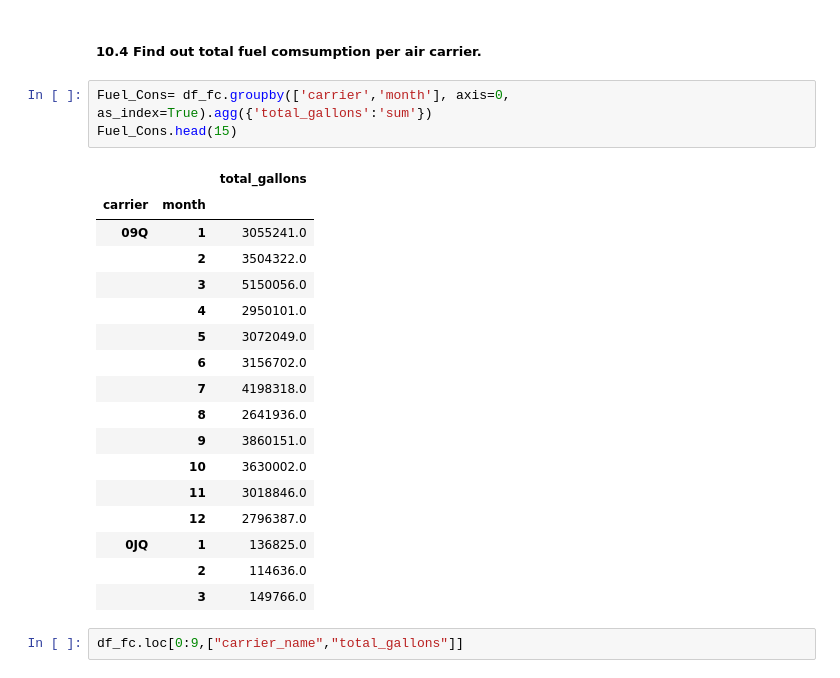
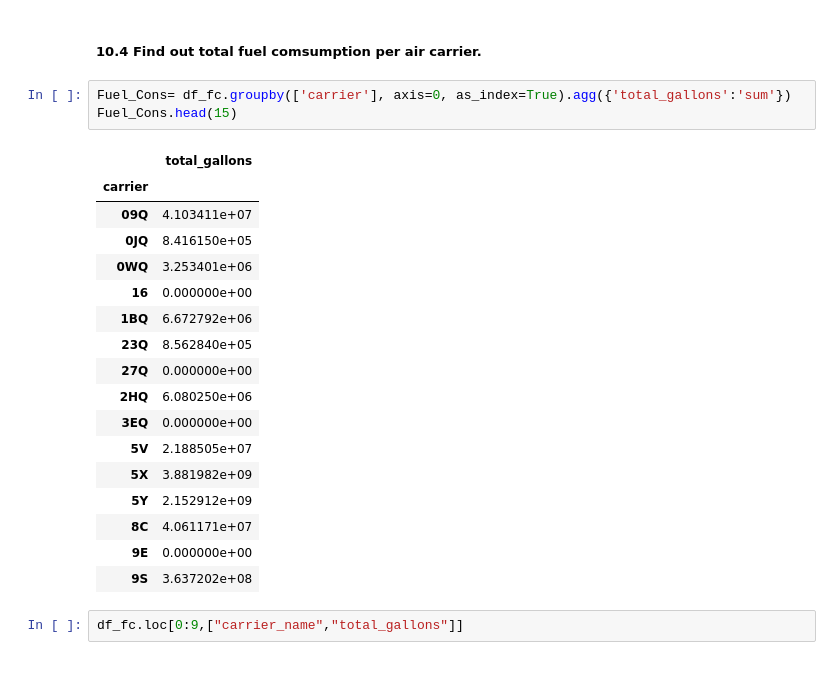
Before and after one commit to jdormaar/Flight-Delays, a Jupyter notebook: Workbook/exploratory_analysis.ipynb, the cells around one changed output. Drawn from its saved outputs; the diff is of its cells as text.

Commit message:
10.4 changed  - sum gallons

```diff
--- a/Workbook/exploratory_analysis.ipynb
+++ b/Workbook/exploratory_analysis.ipynb
@@ -1090,26 +1090,26 @@ Monthly_Passengers.head(15)
 # %% [markdown]
 ##### 10.4 Find out total fuel comsumption per air carrier.
 # %%
-Fuel_Cons= df_fc.groupby(['carrier','month'], axis=0, as_index=True).agg({'total_gallons':'sum'})
+Fuel_Cons= df_fc.groupby(['carrier'], axis=0, as_index=True).agg({'total_gallons':'sum'})
 Fuel_Cons.head(15)
 # %% [output]
-|  |  | total_gallons |
-| carrier | month |  |
-| 09Q | 1 | 3055241.0 |
-|  | 2 | 3504322.0 |
-|  | 3 | 5150056.0 |
-|  | 4 | 2950101.0 |
-|  | 5 | 3072049.0 |
-|  | 6 | 3156702.0 |
-|  | 7 | 4198318.0 |
-|  | 8 | 2641936.0 |
-|  | 9 | 3860151.0 |
-|  | 10 | 3630002.0 |
-|  | 11 | 3018846.0 |
-|  | 12 | 2796387.0 |
-| 0JQ | 1 | 136825.0 |
-|  | 2 | 114636.0 |
-|  | 3 | 149766.0 |
+|  | total_gallons |
+| carrier |  |
+| 09Q | 4.103411e+07 |
+| 0JQ | 8.416150e+05 |
+| 0WQ | 3.253401e+06 |
+| 16 | 0.000000e+00 |
+| 1BQ | 6.672792e+06 |
+| 23Q | 8.562840e+05 |
+| 27Q | 0.000000e+00 |
+| 2HQ | 6.080250e+06 |
+| 3EQ | 0.000000e+00 |
+| 5V | 2.188505e+07 |
+| 5X | 3.881982e+09 |
+| 5Y | 2.152912e+09 |
+| 8C | 4.061171e+07 |
+| 9E | 0.000000e+00 |
+| 9S | 3.637202e+08 |
 # %%
 df_fc.loc[0:9,["carrier_name","total_gallons"]]
 # %%
```
